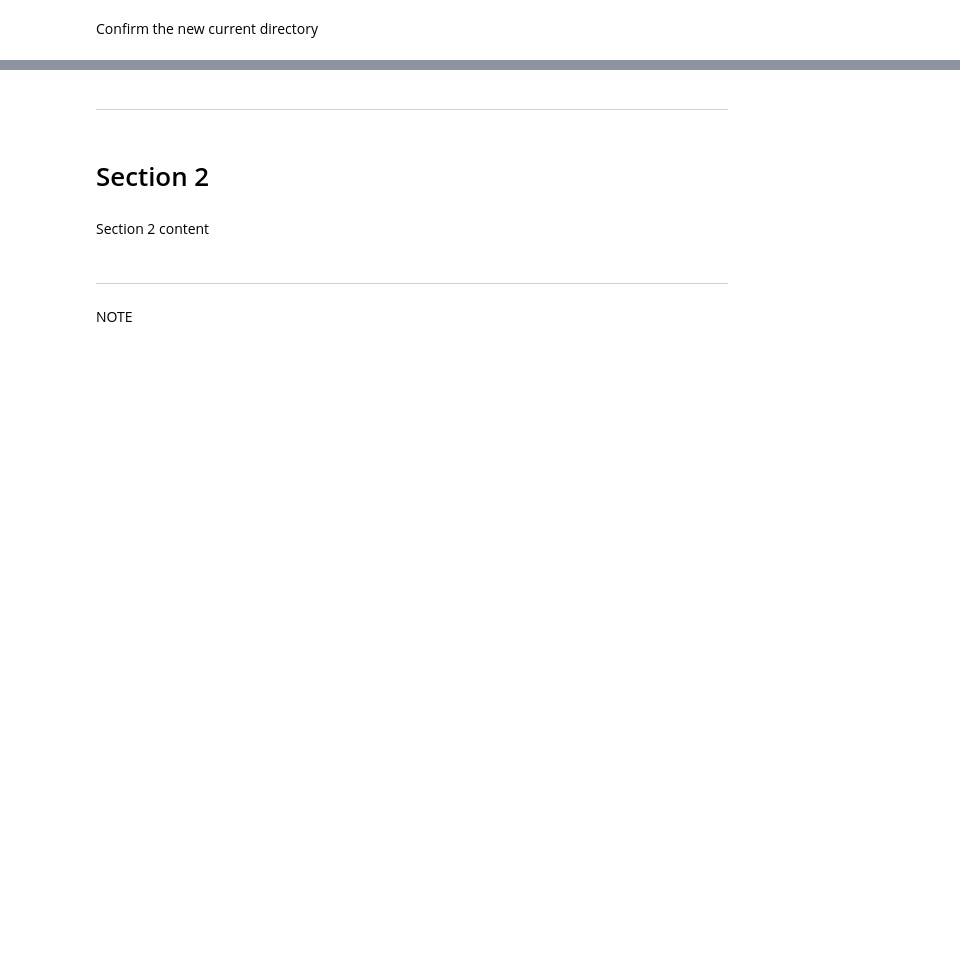
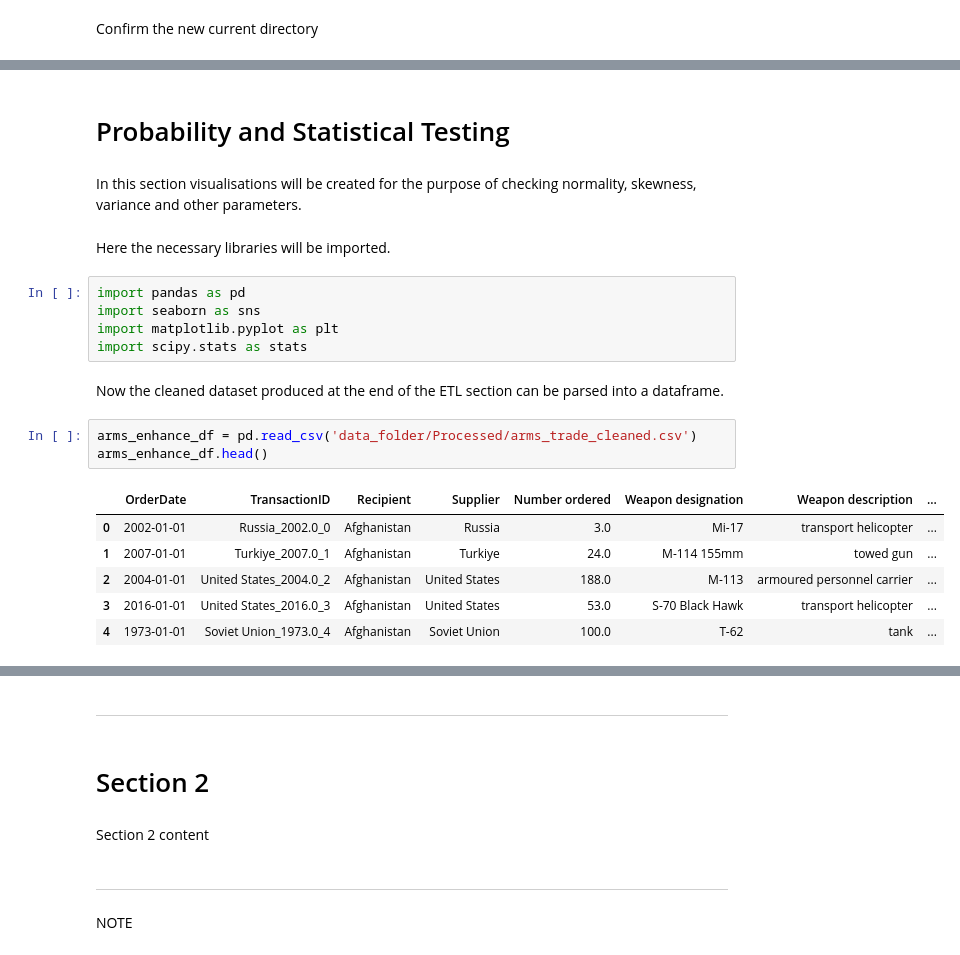
Before and after one commit to J-Bicheno/Arms-Import-Export-Analysis, a Jupyter notebook: jupyter_notebooks/Initial_Visualisation.ipynb, the cells around one changed output, grey strips where cells are left out. Saved outputs shown, nothing was run; the diff lists cells and outputs as text; blank space fills up the shorter version.

```diff
--- a/jupyter_notebooks/Initial_Visualisation.ipynb
+++ b/jupyter_notebooks/Initial_Visualisation.ipynb
@@ -55,0 +62,23 @@ Section 1 content
+# %% [markdown]
+# Probability and Statistical Testing
+# %% [markdown]
+In this section visualisations will be created for the purpose of checking normality, skewness, variance and other parameters.
+# %% [markdown]
+Here the necessary libraries will be imported.
+# %%
+import pandas as pd
+import seaborn as sns
+import matplotlib.pyplot as plt
+import scipy.stats as stats
+# %% [markdown]
+Now the cleaned dataset produced at the end of the ETL section can be parsed into a dataframe.
+# %%
+arms_enhance_df = pd.read_csv('data_folder/Processed/arms_trade_cleaned.csv')
+arms_enhance_df.head()
+# %% [output]
+|  | OrderDate | TransactionID | Recipient | Supplier | Number ordered | Weapon designation | Weapon description | ... |
+| 0 | 2002-01-01 | Russia_2002.0_0 | Afghanistan | Russia | 3.0 | Mi-17 | transport helicopter | ... |
+| 1 | 2007-01-01 | Turkiye_2007.0_1 | Afghanistan | Turkiye | 24.0 | M-114 155mm | towed gun | ... |
+| 2 | 2004-01-01 | United States_2004.0_2 | Afghanistan | United States | 188.0 | M-113 | armoured personnel carrier | ... |
+| 3 | 2016-01-01 | United States_2016.0_3 | Afghanistan | United States | 53.0 | S-70 Black Hawk | transport helicopter | ... |
+| 4 | 1973-01-01 | Soviet Union_1973.0_4 | Afghanistan | Soviet Union | 100.0 | T-62 | tank | ... |
```
Also changed, not shown: parts of 11 cells of this notebook.
